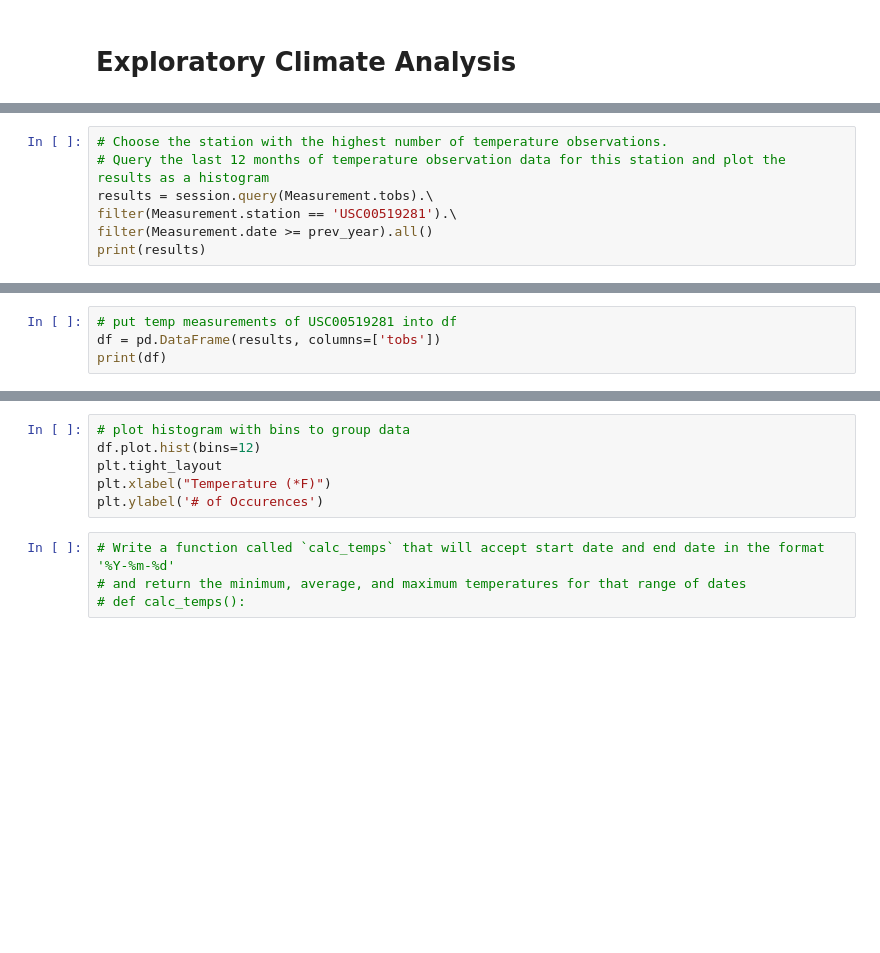
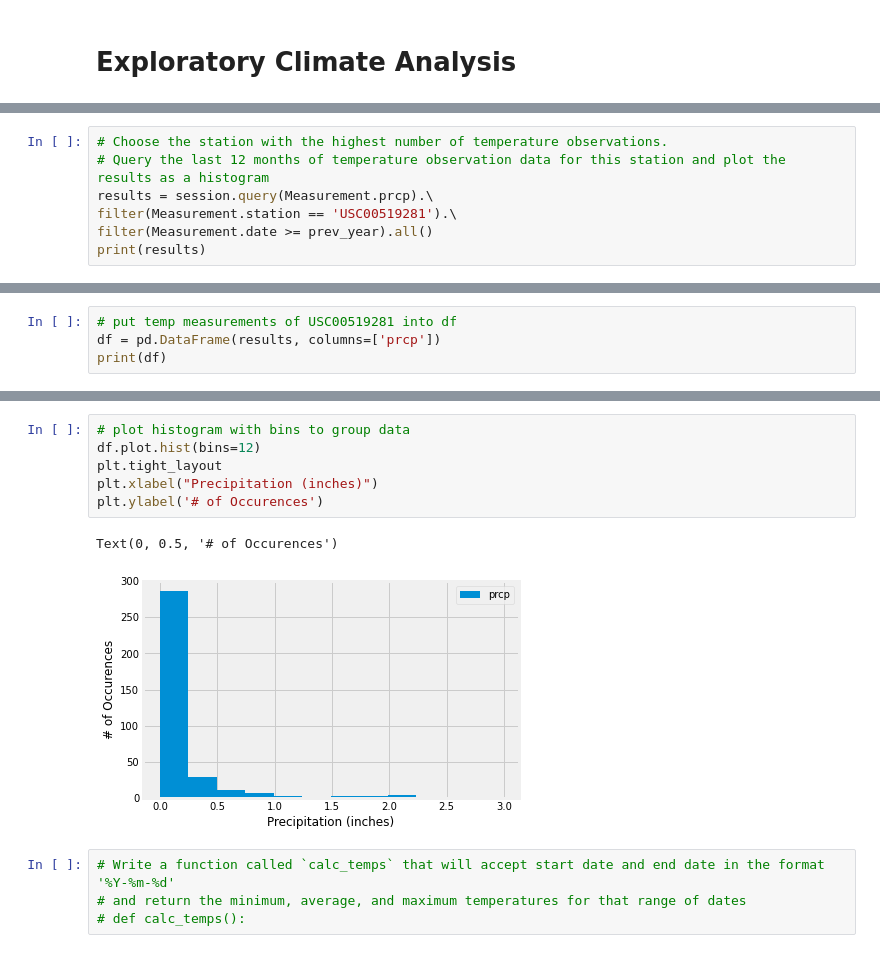
Before and after one commit to conorwhanson/surfs_up, a Jupyter notebook: climate_analysis.ipynb, the cells around one changed output, grey strips where cells are left out. Cells and saved outputs as stored; diff of their text form; blank space fills up the shorter version.

```diff
--- a/climate_analysis.ipynb
+++ b/climate_analysis.ipynb
@@ -97,7 +139,7 @@ filter(Measurement.station == 'USC00519281').all()
 # %%
 # Choose the station with the highest number of temperature observations.
 # Query the last 12 months of temperature observation data for this station and plot the results as a histogram
-results = session.query(Measurement.tobs).\
+results = session.query(Measurement.prcp).\
 filter(Measurement.station == 'USC00519281').\
 filter(Measurement.date >= prev_year).all()
 print(results)
@@ -104,4 +148,4 @@ print(results)
 # %%
 # put temp measurements of USC00519281 into df
-df = pd.DataFrame(results, columns=['tobs'])
+df = pd.DataFrame(results, columns=['prcp'])
 print(df)
@@ -108,9 +167,12 @@ print(df)
 # %%
 # plot histogram with bins to group data
 df.plot.hist(bins=12)
 plt.tight_layout
-plt.xlabel("Temperature (*F)")
+plt.xlabel("Precipitation (inches)")
 plt.ylabel('# of Occurences')
+# %% [output]
+Text(0, 0.5, '# of Occurences')
+[figure, added]
 # %%
 # Write a function called `calc_temps` that will accept start date and end date in the format '%Y-%m-%d'
 # and return the minimum, average, and maximum temperatures for that range of dates
```
Also changed, not shown: parts of 8 cells of this notebook, 5 other files.
